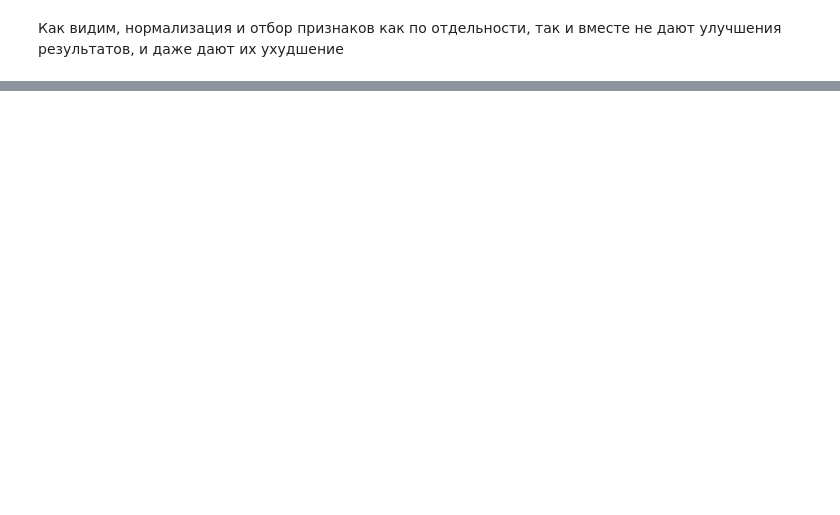
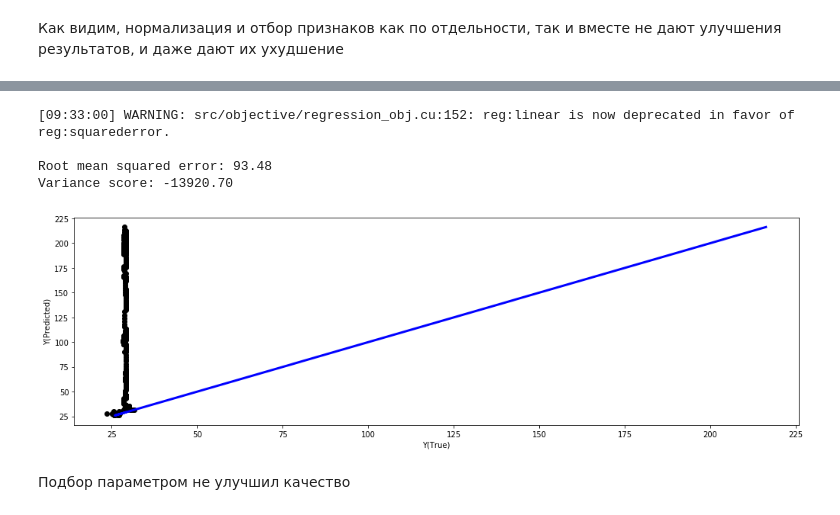
Before and after one commit to mmariyavyatkina/otus_course, a Jupyter notebook: Project/Trading app NVDA.ipynb, the cells around one changed output, grey strips where cells are left out. Cells and saved outputs as stored; diff of their text form; code cells hidden in the pictures; blank space fills up the shorter version.

```diff
--- a/Project/Trading app NVDA.ipynb
+++ b/Project/Trading app NVDA.ipynb
@@ -653,0 +736,23 @@ def my_trade_func(context,data):
+# %%
+from sklearn.model_selection import GridSearchCV
+
+
+def gridsearch_cv(model, param_grid, x_train=x_train, y_train=y_train, scoring='neg_mean_squared_error'):
+    grid_search = GridSearchCV(model, param_grid, cv=4, scoring=scoring)
+    t_start = time.time()
+    grid_search.fit(x_train, y_train)
+    t_end = time.time()
+    print('\nmodel {} best {} is {}'.format(model.__class__.__name__, scoring, grid_search.best_score_))
+    print('time for training is {} minutes'.format(np.round((t_end - t_start)/60)))
+    print(grid_search.best_estimator_)
+    print(grid_search.best_params_)
+    return grid_search
+# %%
+param_grid = {'n_estimators': [50, 100, 500, 1000],
+             'n_jobs':[-1],
+             'random_state':[42],
+             'max_depth' : [2,3,5]}
+
+xgbr = xgb.XGBRegressor(learning_rate=0.1, max_depth=3, n_estimators=100, random_state=42, reg_alpha=1.5,
+                            njobs=-1)
+xgbr_res = gridsearch_cv(xgbr, param_grid)
@@ -653,0 +773,15 @@ def my_trade_func(context,data):
+# %%
+xgbr = xgbr_res.best_estimator_
+
+xgbr.fit(x_train, y_train)
+y_pred = xgbr.predict(x_valid)
+
+calc_metrics(y_pred, y_valid)
+# %% [output]
+[09:33:00] WARNING: src/objective/regression_obj.cu:152: reg:linear is now deprecated in favor of reg:squarederror.
+
+Root mean squared error: 93.48
+Variance score: -13920.70
+[figure, added]
+# %% [markdown]
+Подбор параметром не улучшил качество
```
Also changed, not shown: parts of 12 cells of this notebook.
